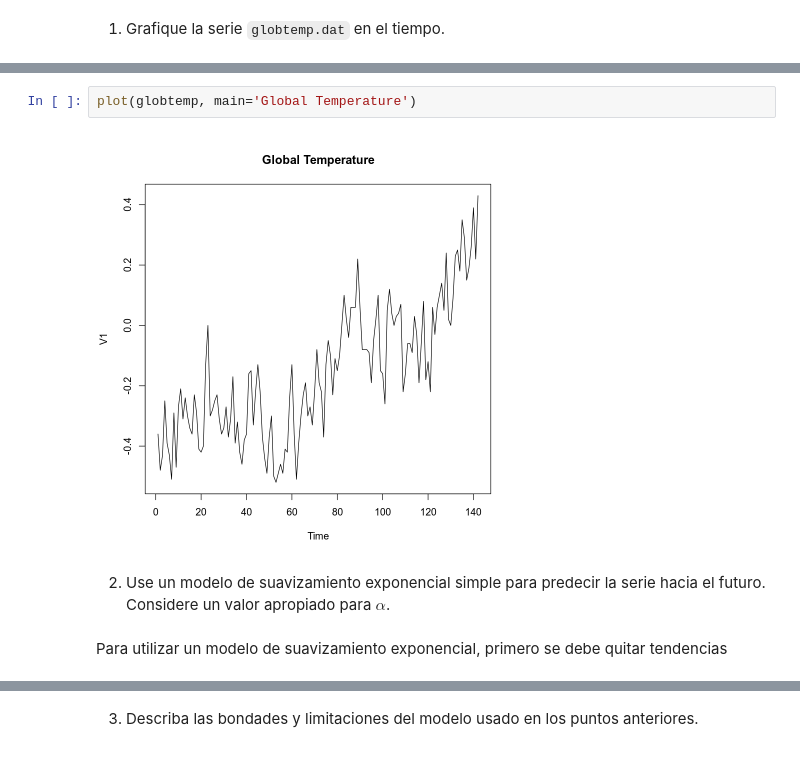
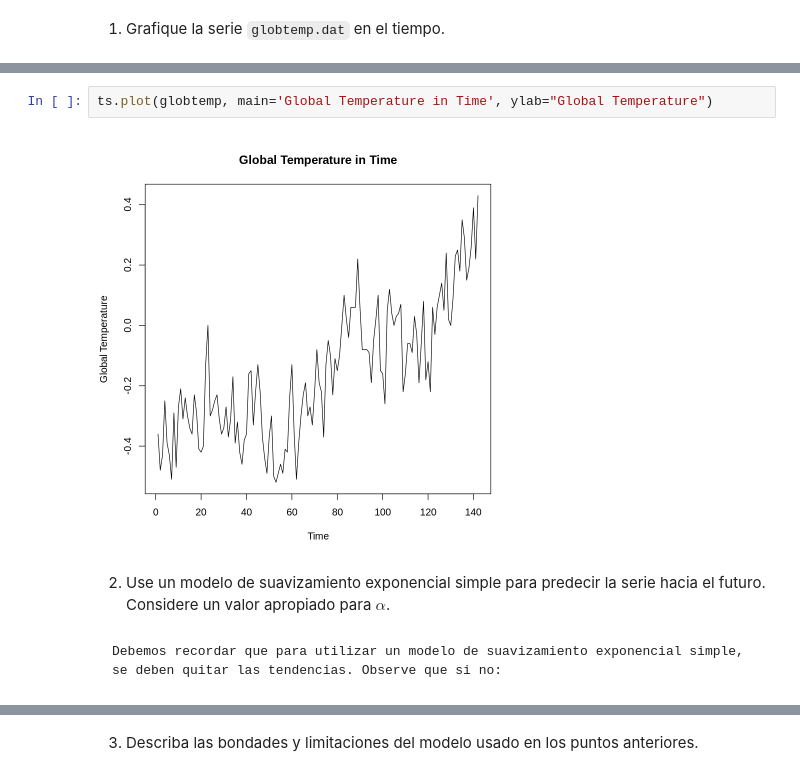
Before and after one commit to brunomb97/mat267-proyectos, a Jupyter notebook: proyecto01/proyecto01.ipynb, the cells around one changed output, grey strips where cells are left out. Drawn from its saved outputs; the diff is of its cells as text.

````diff
--- a/proyecto01/proyecto01.ipynb
+++ b/proyecto01/proyecto01.ipynb
@@ -130,8 +150,10 @@ head(globtemp)
 # %%
-plot(globtemp, main='Global Temperature')
+ts.plot(globtemp, main='Global Temperature in Time', ylab="Global Temperature")
 # %% [output]
-[figure, old version]
+[figure, new version]
 # %% [markdown]
 2. Use un modelo de suavizamiento exponencial simple para predecir la serie hacia el futuro. Considere un valor apropiado para $\alpha$.
 # %% [markdown]
-Para utilizar un modelo de suavizamiento exponencial, primero se debe quitar tendencias
+```
+Debemos recordar que para utilizar un modelo de suavizamiento exponencial simple, se deben quitar las tendencias. Observe que si no:
+```
````
Also changed, not shown: parts of 25 cells of this notebook.
